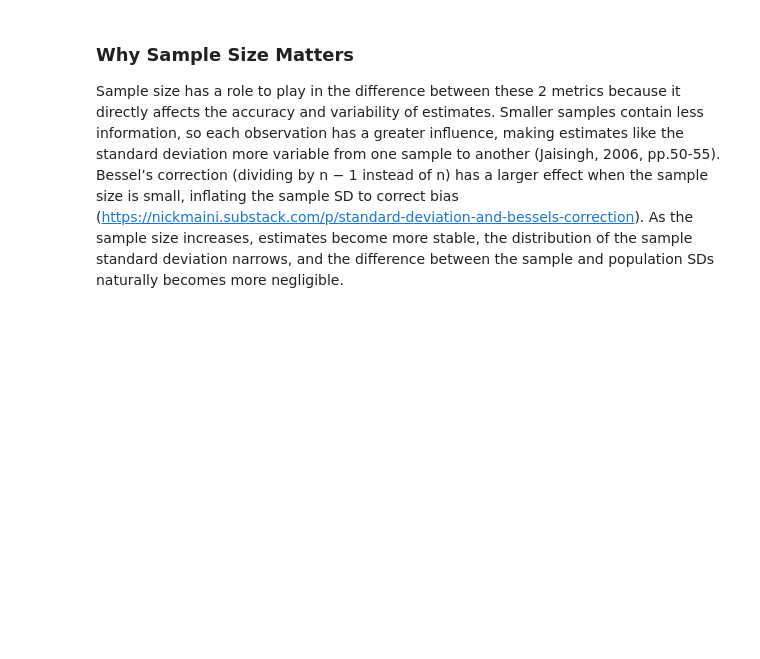
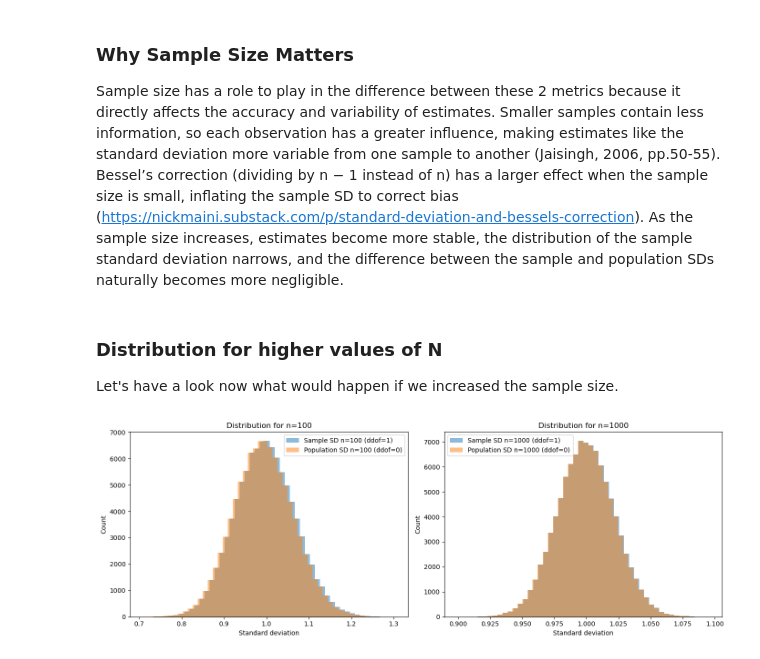
Before and after one commit to MylesHenehan/applied-statistics, a Jupyter notebook: problems.ipynb, the cells around one changed output. Saved outputs shown, nothing was run; the diff lists cells and outputs as text; code cells hidden in the pictures; blank space fills up the shorter version.

```diff
--- a/problems.ipynb
+++ b/problems.ipynb
@@ -279,0 +278,38 @@ Sample size has a role to play in the difference between these 2 metrics because
+# %% [markdown]
+### Distribution for higher values of N
+Let's have a look now what would happen if we increased the sample size.
+# %%
+# Generate samples
+sample_b = np.random.normal(size=(100000, 100))
+sample_c = np.random.normal(size=(100000, 1000))
+
+# Compute SDs
+sd_b_sample = np.std(sample_b, axis=1, ddof=1)
+sd_b_population = np.std(sample_b, axis=1, ddof=0)
+
+sd_c_sample = np.std(sample_c, axis=1, ddof=1)
+sd_c_population = np.std(sample_c, axis=1, ddof=0)
+
+# Create subplots
+fig, axes = plt.subplots(1, 2, figsize=(14, 5))
+
+# Plot for sample_b
+axes[0].hist(sd_b_sample, bins=50, alpha=0.5, label=f'Sample SD n=100 (ddof=1)')
+axes[0].hist(sd_b_population, bins=50, alpha=0.5, label=f'Population SD n=100 (ddof=0)')
+axes[0].legend()
+axes[0].set_xlabel("Standard deviation")
+axes[0].set_ylabel("Count")
+axes[0].set_title("Distribution for n=100")
+
+# Plot for sample_c
+axes[1].hist(sd_c_sample, bins=50, alpha=0.5, label=f'Sample SD n=1000 (ddof=1)')
+axes[1].hist(sd_c_population, bins=50, alpha=0.5, label=f'Population SD n=1000 (ddof=0)')
+axes[1].legend()
+axes[1].set_xlabel("Standard deviation")
+axes[1].set_ylabel("Count")
+axes[1].set_title("Distribution for n=1000")
+
+plt.tight_layout()
+plt.show()
+# %% [output]
+[figure, added]
```
Also changed, not shown: parts of 8 cells of this notebook, 1 other file.
